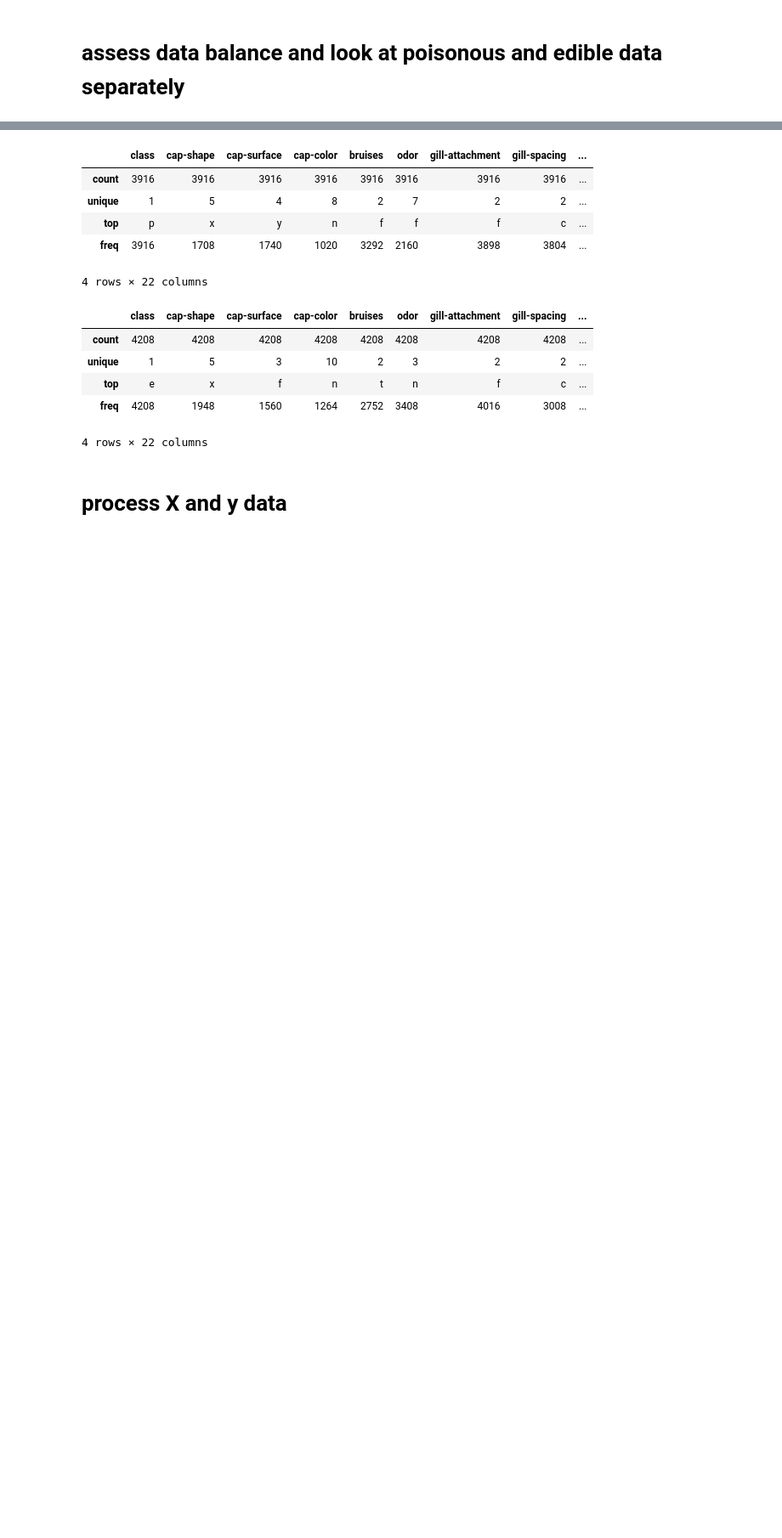
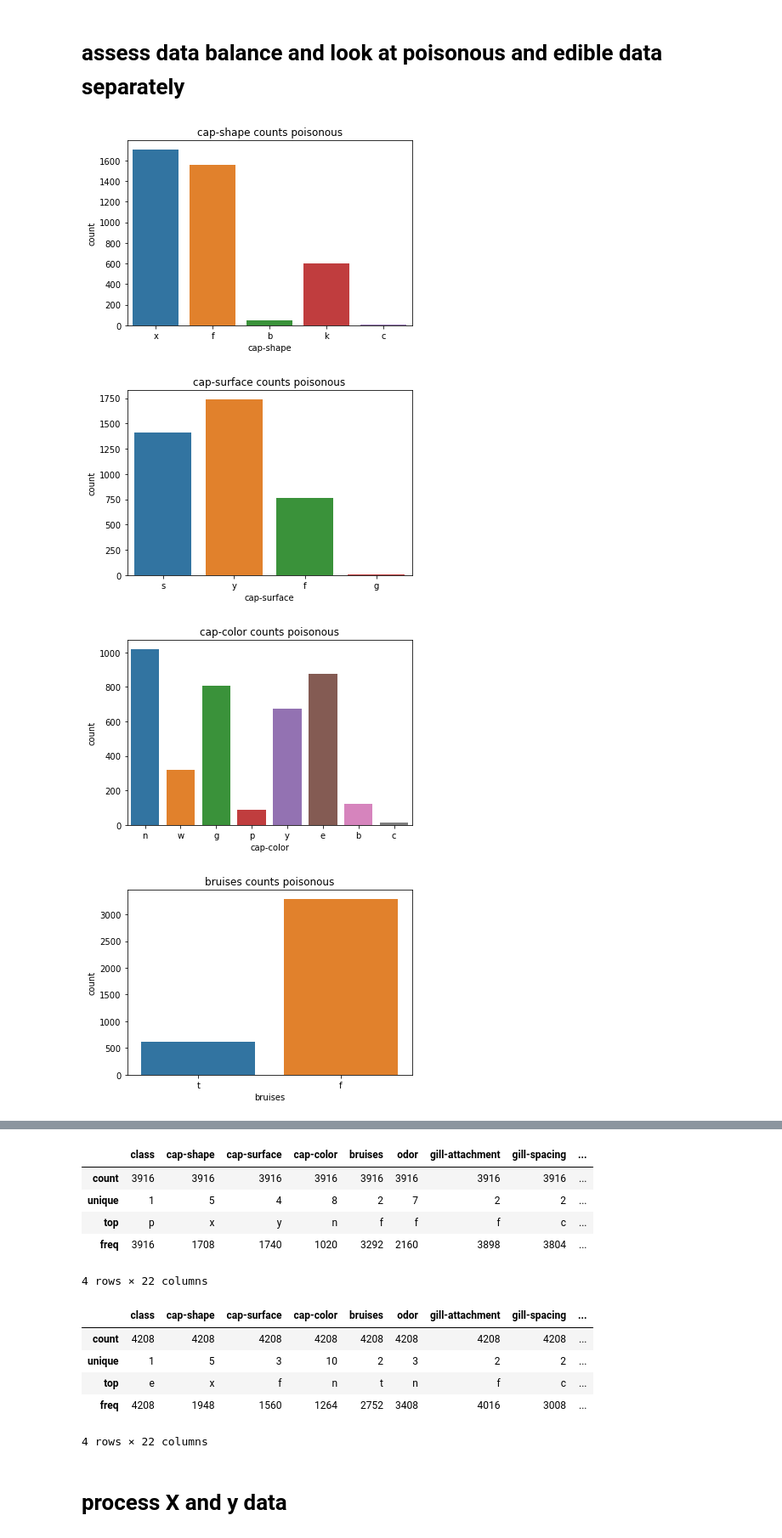
Before and after one commit to 8REN/fungiClassification, a Jupyter notebook: funginotebook.ipynb, the cells around one changed output, grey strips where cells are left out. Shown at 85% size. Drawn from its saved outputs; the diff is of its cells as text; code cells hidden in the pictures; blank space fills up the shorter version.

```diff
--- a/funginotebook.ipynb
+++ b/funginotebook.ipynb
@@ -112,6 +139,8 @@ Name: veil-type, dtype: object
 # %%
 # drop due to fact that there is no info gained from category
 data.drop(columns=['veil-type'], inplace=True)
+# %%
+cat_cols.remove('veil-type')
 # %% [markdown]
 # assess data balance and look at poisonous and edible data separately
 # %%
@@ -119,3 +148,11 @@ data.drop(columns=['veil-type'], inplace=True)
 p_df = data[data['class'] == "p"]
 #create edible only df
 e_df = data[data['class'] == "e"]
+# %%
+for x in cat_cols:
+    plot_counts(p_df, x, 'poisonous')
+# %% [output]
+[figure, added]
+[figure, added]
+[figure, added]
+[figure, added]
```
Also changed, not shown: parts of 37 cells of this notebook.
